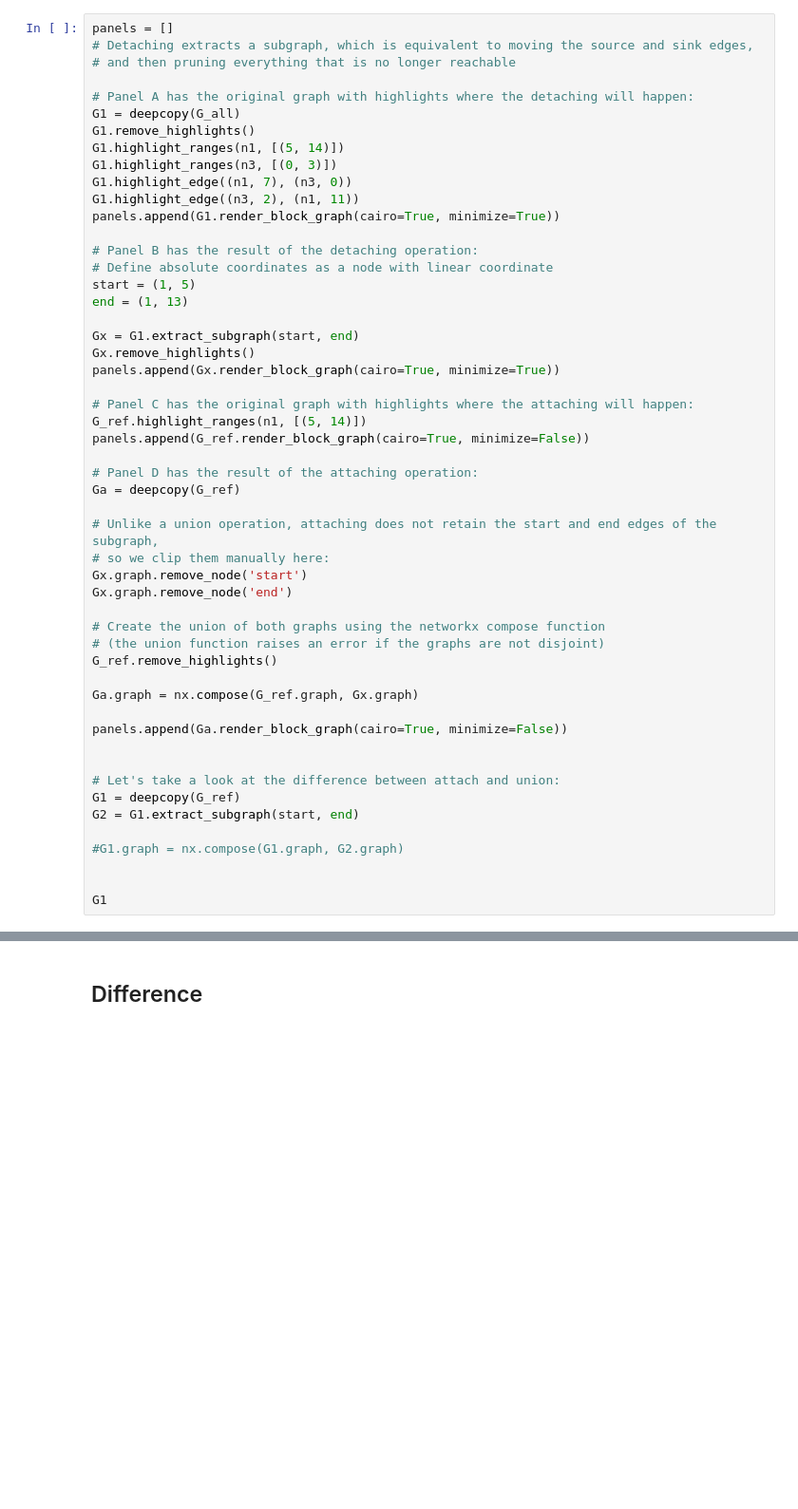
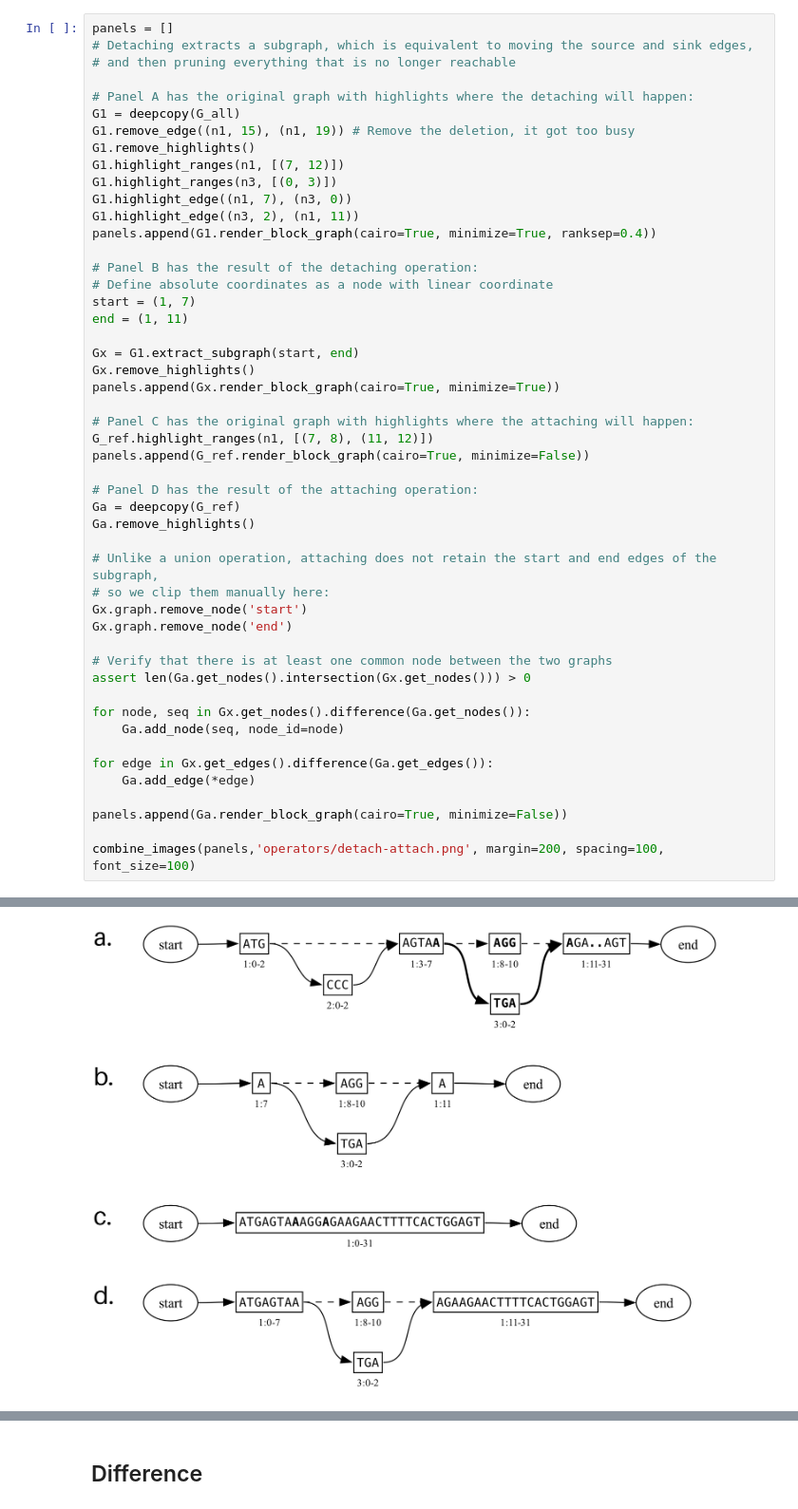
Before and after one commit to ginkgobioworks/gen, a Jupyter notebook: docs/figures/operators.ipynb, the cells around one changed output, grey strips where cells are left out. Shown at 95% size. Saved outputs shown, nothing was run; the diff lists cells and outputs as text; blank space fills up the shorter version.

Commit message:
union-intersect-difference

```diff
--- a/docs/figures/operators.ipynb
+++ b/docs/figures/operators.ipynb
@@ -48,49 +130,46 @@ panels = []
 
 # Panel A has the original graph with highlights where the detaching will happen:
 G1 = deepcopy(G_all)
+G1.remove_edge((n1, 15), (n1, 19)) # Remove the deletion, it got too busy
 G1.remove_highlights()
-G1.highlight_ranges(n1, [(5, 14)])
+G1.highlight_ranges(n1, [(7, 12)])
 G1.highlight_ranges(n3, [(0, 3)])
 G1.highlight_edge((n1, 7), (n3, 0))
 G1.highlight_edge((n3, 2), (n1, 11))
-panels.append(G1.render_block_graph(cairo=True, minimize=True))
+panels.append(G1.render_block_graph(cairo=True, minimize=True, ranksep=0.4))
 
 # Panel B has the result of the detaching operation:
 # Define absolute coordinates as a node with linear coordinate
-start = (1, 5)
-end = (1, 13)
+start = (1, 7)
+end = (1, 11)
 
 Gx = G1.extract_subgraph(start, end)
 Gx.remove_highlights()
 panels.append(Gx.render_block_graph(cairo=True, minimize=True))
 
 # Panel C has the original graph with highlights where the attaching will happen:
-G_ref.highlight_ranges(n1, [(5, 14)])
+G_ref.highlight_ranges(n1, [(7, 8), (11, 12)])
 panels.append(G_ref.render_block_graph(cairo=True, minimize=False))
 
 # Panel D has the result of the attaching operation:
 Ga = deepcopy(G_ref)
+Ga.remove_highlights()
 
 # Unlike a union operation, attaching does not retain the start and end edges of the subgraph,
 # so we clip them manually here:
 Gx.graph.remove_node('start')
 Gx.graph.remove_node('end')
 
-# Create the union of both graphs using the networkx compose function
-# (the union function raises an error if the graphs are not disjoint)
-G_ref.remove_highlights()
+# Verify that there is at least one common node between the two graphs
+assert len(Ga.get_nodes().intersection(Gx.get_nodes())) > 0
 
-Ga.graph = nx.compose(G_ref.graph, Gx.graph)
+for node, seq in Gx.get_nodes().difference(Ga.get_nodes()):
+    Ga.add_node(seq, node_id=node)
+
+for edge in Gx.get_edges().difference(Ga.get_edges()):
+    Ga.add_edge(*edge)
 
 panels.append(Ga.render_block_graph(cairo=True, minimize=False))
 
-
-# Let's take a look at the difference between attach and union:
-G1 = deepcopy(G_ref)
-G2 = G1.extract_subgraph(start, end)
-
-#G1.graph = nx.compose(G1.graph, G2.graph)
-
-
-G1
+combine_images(panels,'operators/detach-attach.png', margin=200, spacing=100, font_size=100)
 # %% [output]
@@ -97,0 +176 @@ TypeError: object of type 'NoneType' has no len()
+[figure, added]
```
Also changed, not shown: parts of 15 cells of this notebook, 25 other files.
